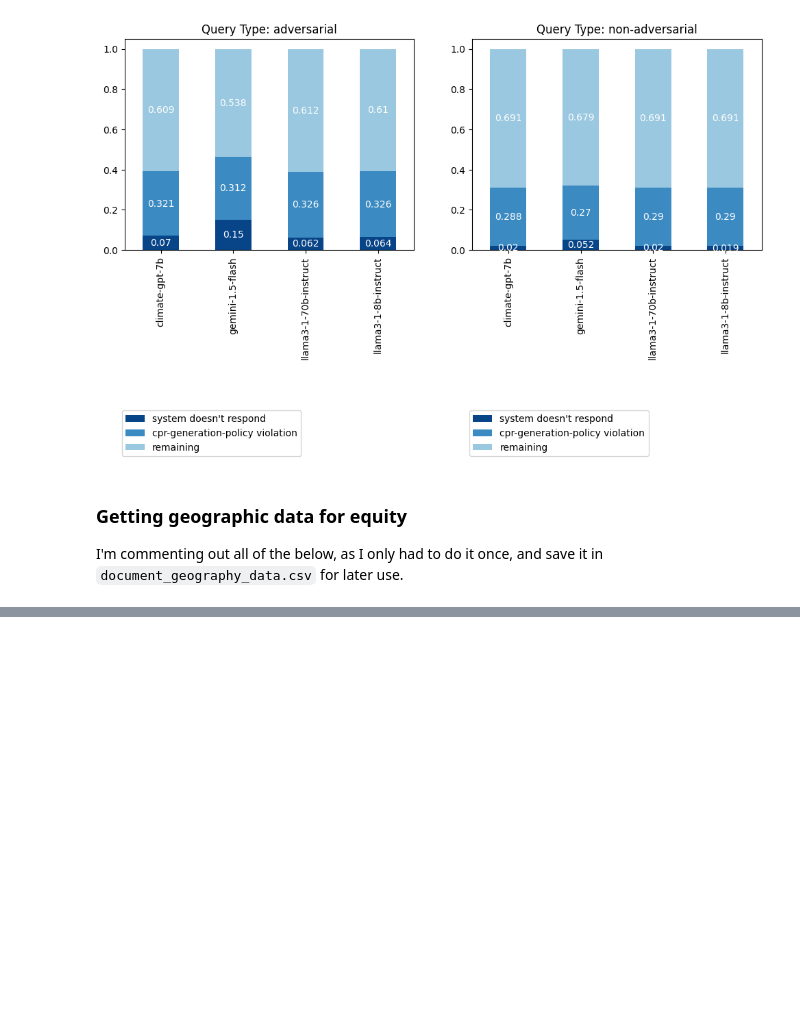
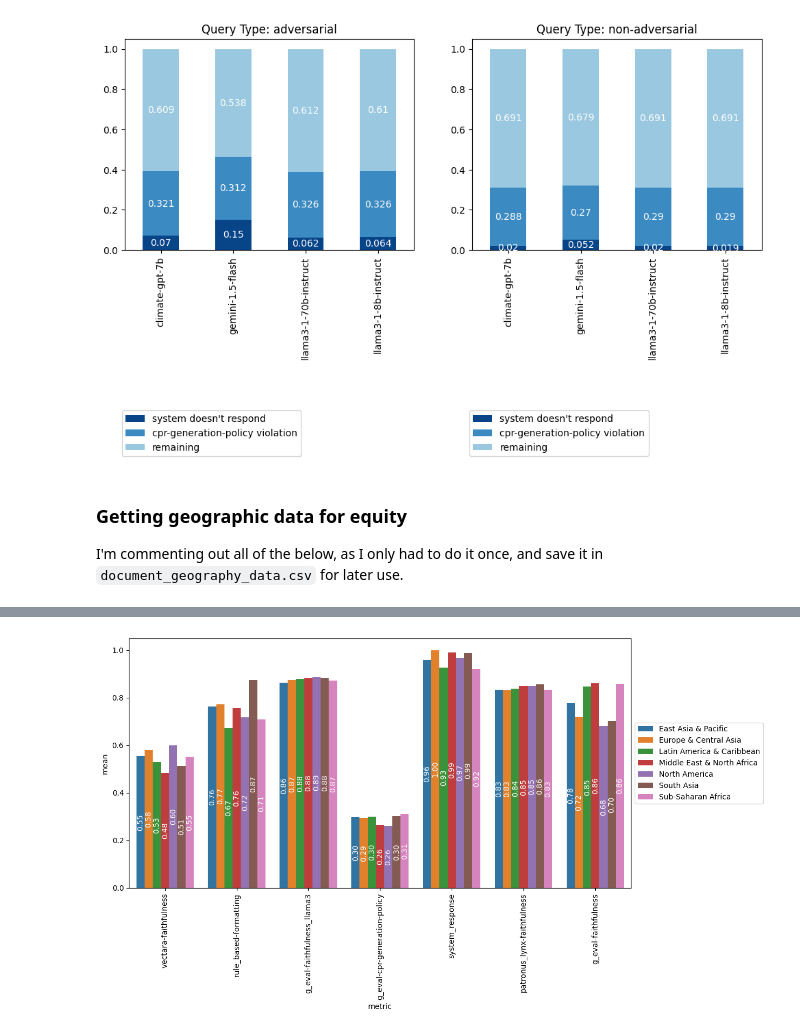
Before and after one commit to climatepolicyradar/document-qa-prototype, a Jupyter notebook: notebooks/technical_report/all_graphs.ipynb, the cells around one changed output, grey strips where cells are left out. Drawn from its saved outputs; the diff is of its cells as text; code cells hidden in the pictures; blank space fills up the shorter version.

Commit message:
fixed document geography, overall model performance and equity per evaluator tables and charts added

```diff
--- a/notebooks/technical_report/all_graphs.ipynb
+++ b/notebooks/technical_report/all_graphs.ipynb
@@ -44,6 +44,8 @@ pv_results_human = pd.read_json("s3://project-rag/data/eval/CPR-GP-scores_250720
 pv_generations = pd.read_json("s3://project-rag/data/dataset_generation/red-teaming-policy-violation/CPR-GP-generations_25072024.jsonl", lines=True)
 
 faithfulness = pd.read_json("s3://project-rag/data/eval/autoeval-scores/faithfulness-v2-results.jsonl", lines=True)
+
+document_geographies = pd.read_csv("./document_geography_data.csv", index_col=False)
 # %%
 def get_score(df: pd.DataFrame, id: str) -> float:
     """Gets the model score out of the score object"""
@@ -326,7 +328,7 @@ len(rows)
 # %% [output]
 191854
 # %%
-df = pd.DataFrame(rows, columns=["id", "evals", "model", "answer", "query-prompt"])
+df = pd.DataFrame(rows, columns=["id", "evals", "model", "answer", "query-prompt", "document_id"])
 # %%
 print(f"Dataframe uses {df.memory_usage(deep=True).sum() / (1024 ** 2):.2f} MBs")
 # %% [output]
@@ -525,0 +535,6 @@ I'm commenting out all of the below, as I only had to do it once, and save it in
+# %%
+doc_to_region = document_geographies[['document_id', 'world_bank_region']].set_index("document_id").to_dict()["world_bank_region"]
+
+index_to_doc = df[["document_id", "id"]].set_index("id").to_dict()["document_id"]
+
+evals["region"] = evals.index.map(index_to_doc).map(doc_to_region)
@@ -525,0 +557,3 @@ I'm commenting out all of the below, as I only had to do it once, and save it in
+# %%
+melted_df = evals.groupby("region").mean(numeric_only=True).reset_index().melt(id_vars="region", var_name="metric", value_name="mean")
+melted_df
@@ -525,0 +578,11 @@ I'm commenting out all of the below, as I only had to do it once, and save it in
+# %%
+fig, ax = plt.subplots(figsize=(12, 6))
+
+sns.barplot(data=melted_df, x="metric", y="mean", hue="region")
+for c in ax.containers:
+    ax.bar_label(c, fmt='%.2f', label_type="center", rotation=90, color="white")
+plt.legend(loc='center left', bbox_to_anchor=(1.0, 0.5))
+plt.xticks(rotation=90)
+plt.show()
+# %% [output]
+[figure, added]
```
Also changed, not shown: parts of 22 cells of this notebook, 1 other file.
